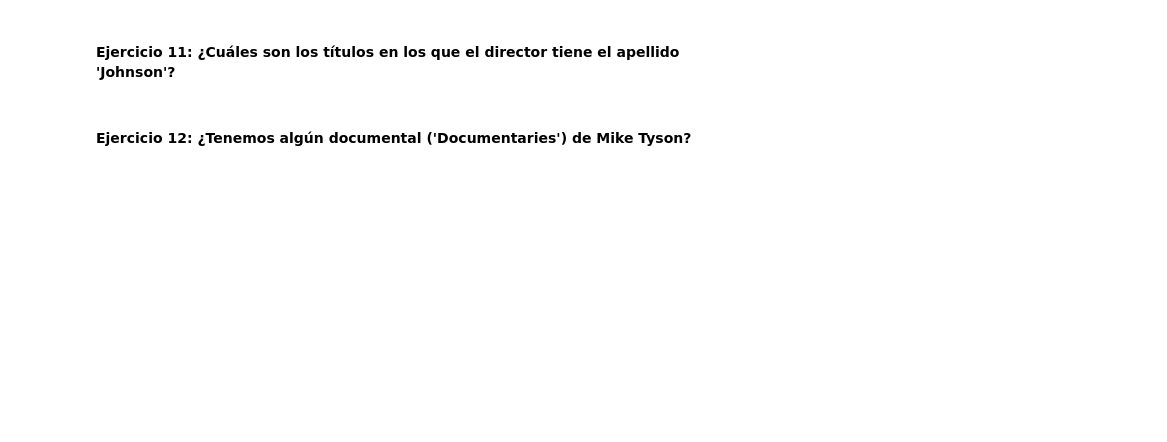
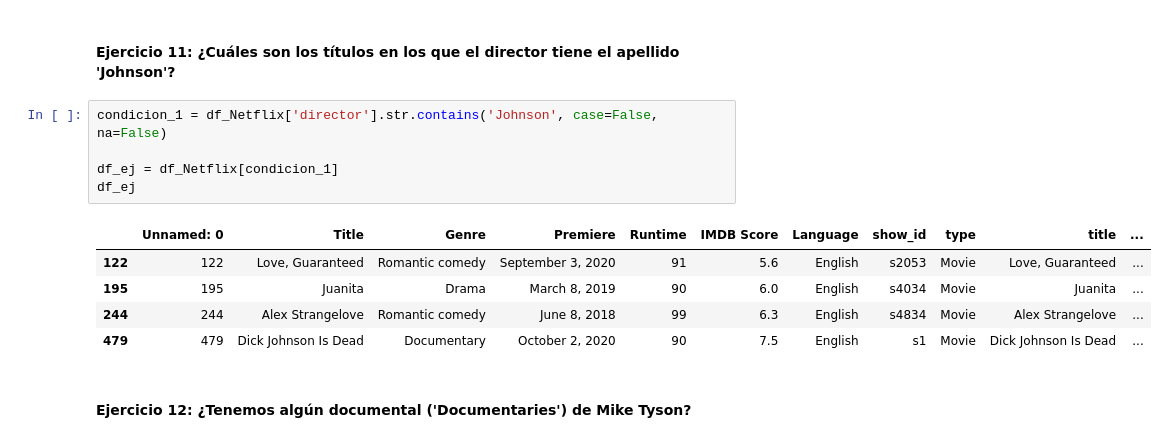
Before and after one commit to Rcm89/laboratorio-pandas-filtrado-y-groupby, a Jupyter notebook: laboratorio-modulo2-leccion03-filtrado.ipynb, the cells around one changed output. Saved outputs shown, nothing was run; the diff lists cells and outputs as text; blank space fills up the shorter version.

```diff
--- a/laboratorio-modulo2-leccion03-filtrado.ipynb
+++ b/laboratorio-modulo2-leccion03-filtrado.ipynb
@@ -135,4 +250,15 @@ df_ej
 # %% [markdown]
 #### Ejercicio 11: ¿Cuáles son los títulos en los que el director tiene el apellido 'Johnson'?
+# %%
+condicion_1 = df_Netflix['director'].str.contains('Johnson', case=False, na=False)
+
+df_ej = df_Netflix[condicion_1]
+df_ej
+# %% [output]
+|  | Unnamed: 0 | Title | Genre | Premiere | Runtime | IMDB Score | Language | show_id | type | title | ... |
+| 122 | 122 | Love, Guaranteed | Romantic comedy | September 3, 2020 | 91 | 5.6 | English | s2053 | Movie | Love, Guaranteed | ... |
+| 195 | 195 | Juanita | Drama | March 8, 2019 | 90 | 6.0 | English | s4034 | Movie | Juanita | ... |
+| 244 | 244 | Alex Strangelove | Romantic comedy | June 8, 2018 | 99 | 6.3 | English | s4834 | Movie | Alex Strangelove | ... |
+| 479 | 479 | Dick Johnson Is Dead | Documentary | October 2, 2020 | 90 | 7.5 | English | s1 | Movie | Dick Johnson Is Dead | ... |
 # %% [markdown]
 #### Ejercicio 12: ¿Tenemos algún documental ('Documentaries') de Mike Tyson?
```
Also changed, not shown: parts of 19 cells of this notebook.
